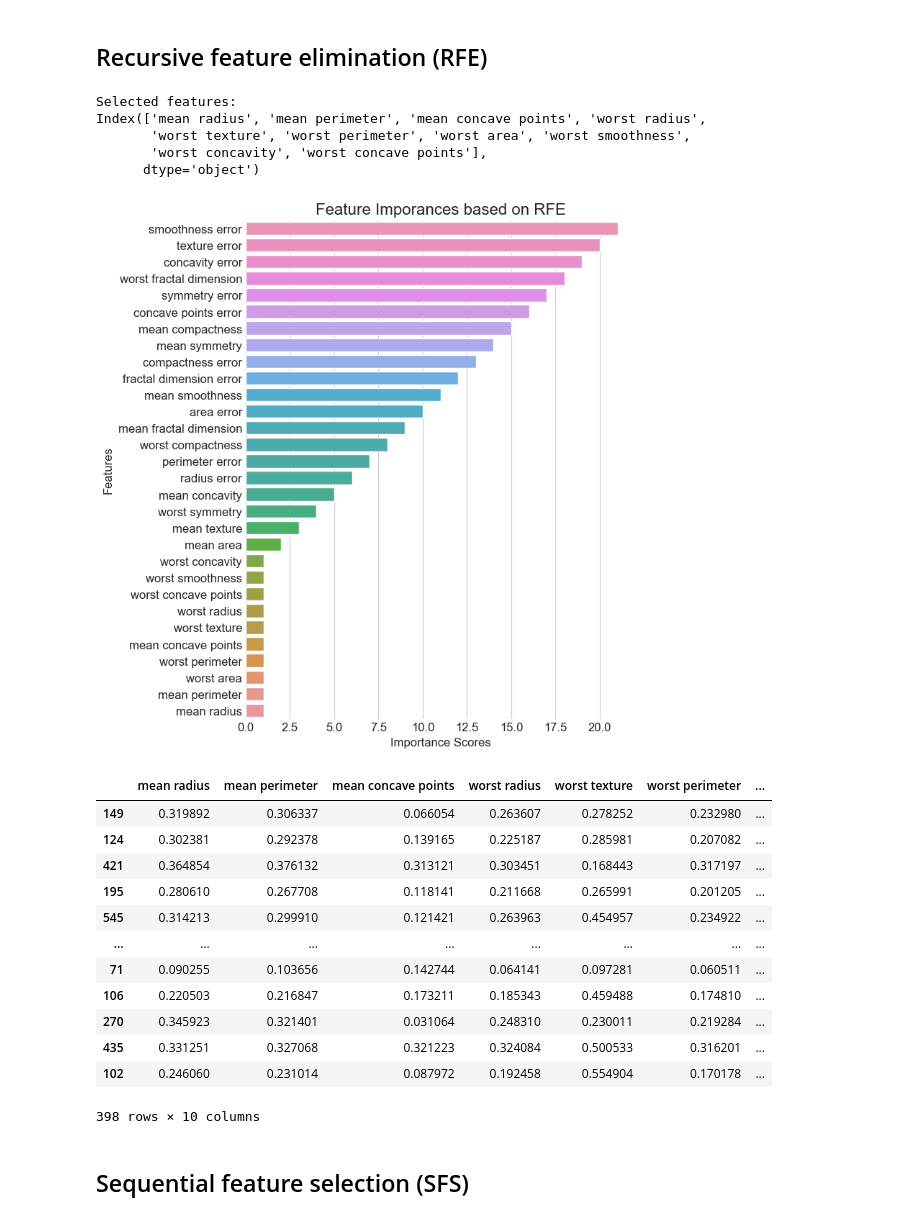
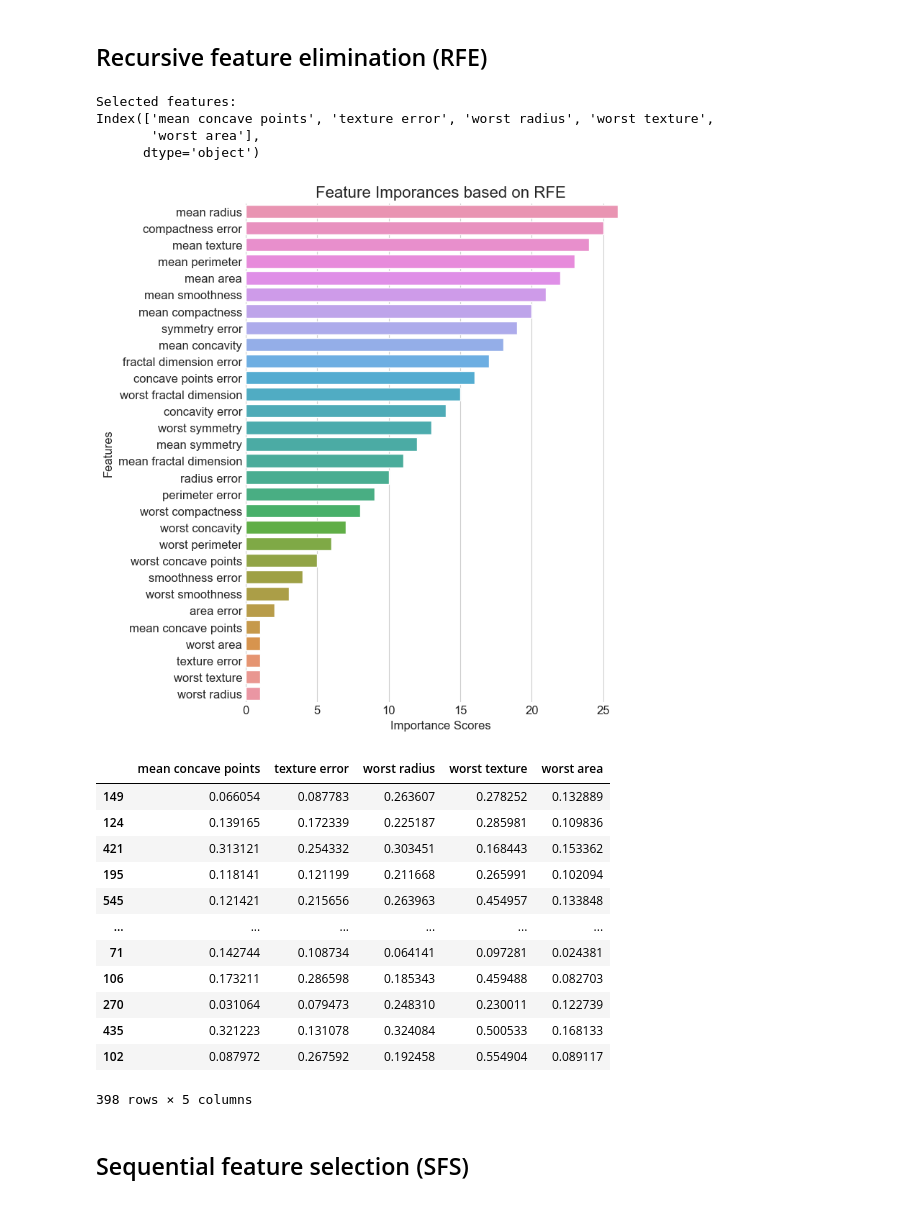
Before and after one commit to J-Jurza/tutorial_feature_selection, a Jupyter notebook: feature_selection_classification.ipynb, the cells around one changed output. Cells and saved outputs as stored; diff of their text form; code cells hidden in the pictures.

```diff
--- a/feature_selection_classification.ipynb
+++ b/feature_selection_classification.ipynb
@@ -167,6 +139,8 @@ def plot_importances(df_in, title):
   plt.show()
 # %% [markdown]
 # 1. Filter methods
+# %%
+n_features = 25
 # %% [markdown]
 ## Pearson correlation
 
@@ -333,52 +295,52 @@ import pandas as pd
 from sklearn.datasets import load_breast_cancer
 from sklearn.feature_selection import RFE
 from sklearn.linear_model import LogisticRegression
 
 # Create a model object
-model = LogisticRegression()
+model = DecisionTreeClassifier(max_depth=n_features)
+
 
 # Create a Recursive Feature Elimination object
-rfe = RFE(estimator=model, n_features_to_select=10, step=1)
+rfe = RFE(estimator=model, n_features_to_select=5, step=1)
 
 # Fit the RFE object to the data
 rfe.fit(X_train, y_train.values.ravel())
 
 # Filter the dataset for the selected features
 X_train_rfe = X_train.iloc[:,rfe.support_]
 X_test_rfe = X_test.iloc[:,rfe.support_]
 selected_features = X_train_rfe.columns
 
 # Print the selected features
 print('Selected features:')
 print(selected_features)
 
 # Get the feature importances and plot
 df_importance = pd.DataFrame({'Feature': X_train.columns, 'Importance': rfe.ranking_})
 df_importance = df_importance.sort_values(by='Importance', ascending=True)
 plot_importances(df_importance, 'Feature Imporances based on RFE')
 
 # Show the filtered dataset
 X_train_rfe
 # %% [output]
 Selected features:
-Index(['mean radius', 'mean perimeter', 'mean concave points', 'worst radius',
-       'worst texture', 'worst perimeter', 'worst area', 'worst smoothness',
-       'worst concavity', 'worst concave points'],
+Index(['mean concave points', 'texture error', 'worst radius', 'worst texture',
+       'worst area'],
       dtype='object')
-[figure, old version]
+[figure, new version]
-|  | mean radius | mean perimeter | mean concave points | worst radius | worst texture | worst perimeter | ... |
-| 149 | 0.319892 | 0.306337 | 0.066054 | 0.263607 | 0.278252 | 0.232980 | ... |
-| 124 | 0.302381 | 0.292378 | 0.139165 | 0.225187 | 0.285981 | 0.207082 | ... |
-| 421 | 0.364854 | 0.376132 | 0.313121 | 0.303451 | 0.168443 | 0.317197 | ... |
-| 195 | 0.280610 | 0.267708 | 0.118141 | 0.211668 | 0.265991 | 0.201205 | ... |
-| 545 | 0.314213 | 0.299910 | 0.121421 | 0.263963 | 0.454957 | 0.234922 | ... |
-| ... | ... | ... | ... | ... | ... | ... | ... |
-| 71 | 0.090255 | 0.103656 | 0.142744 | 0.064141 | 0.097281 | 0.060511 | ... |
-| 106 | 0.220503 | 0.216847 | 0.173211 | 0.185343 | 0.459488 | 0.174810 | ... |
-| 270 | 0.345923 | 0.321401 | 0.031064 | 0.248310 | 0.230011 | 0.219284 | ... |
-| 435 | 0.331251 | 0.327068 | 0.321223 | 0.324084 | 0.500533 | 0.316201 | ... |
-| 102 | 0.246060 | 0.231014 | 0.087972 | 0.192458 | 0.554904 | 0.170178 | ... |
+|  | mean concave points | texture error | worst radius | worst texture | worst area |
+| 149 | 0.066054 | 0.087783 | 0.263607 | 0.278252 | 0.132889 |
+| 124 | 0.139165 | 0.172339 | 0.225187 | 0.285981 | 0.109836 |
+| 421 | 0.313121 | 0.254332 | 0.303451 | 0.168443 | 0.153362 |
+| 195 | 0.118141 | 0.121199 | 0.211668 | 0.265991 | 0.102094 |
+| 545 | 0.121421 | 0.215656 | 0.263963 | 0.454957 | 0.133848 |
+| ... | ... | ... | ... | ... | ... |
+| 71 | 0.142744 | 0.108734 | 0.064141 | 0.097281 | 0.024381 |
+| 106 | 0.173211 | 0.286598 | 0.185343 | 0.459488 | 0.082703 |
+| 270 | 0.031064 | 0.079473 | 0.248310 | 0.230011 | 0.122739 |
+| 435 | 0.321223 | 0.131078 | 0.324084 | 0.500533 | 0.168133 |
+| 102 | 0.087972 | 0.267592 | 0.192458 | 0.554904 | 0.089117 |
-398 rows × 10 columns
+398 rows × 5 columns
 # %% [markdown]
 ## Sequential feature selection (SFS)
 # %%
```
Also changed, not shown: parts of 25 cells of this notebook.
